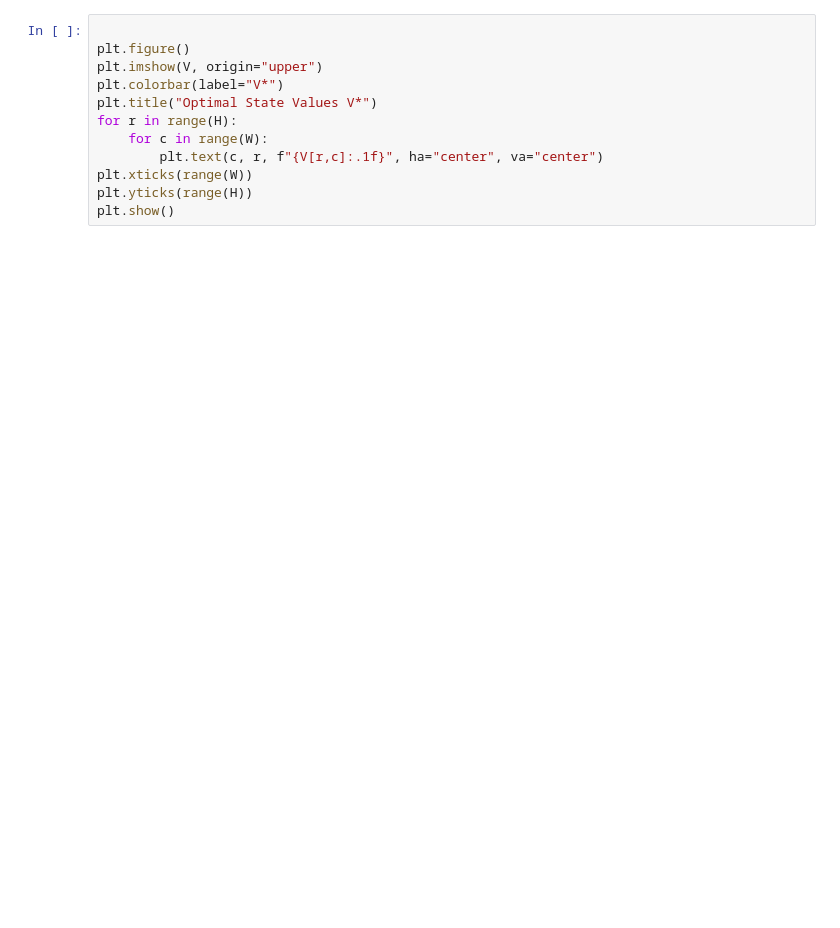
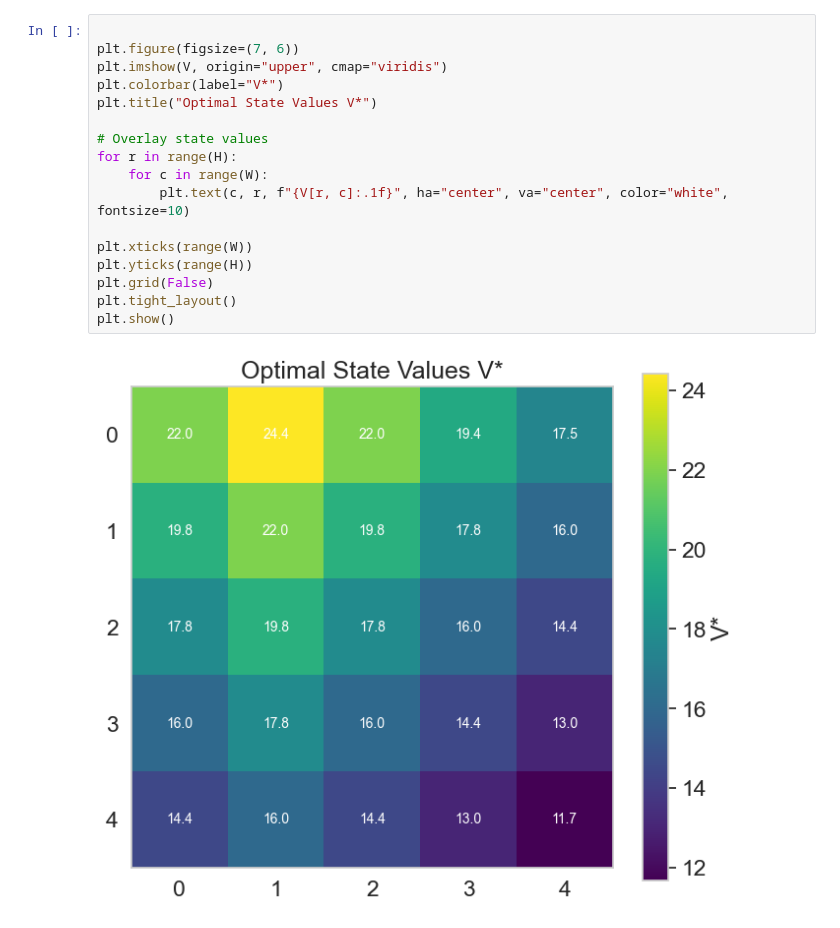
Before and after one commit to changyaochen/MECE4520, a Jupyter notebook: lectures/notebooks/21_gridworld.ipynb, the cells around one changed output. Saved outputs shown, nothing was run; the diff lists cells and outputs as text; blank space fills up the shorter version.

```diff
--- a/lectures/notebooks/21_gridworld.ipynb
+++ b/lectures/notebooks/21_gridworld.ipynb
@@ -66,14 +164,21 @@ V
 # %%
 
-plt.figure()
-plt.imshow(V, origin="upper")
+plt.figure(figsize=(7, 6))
+plt.imshow(V, origin="upper", cmap="viridis")
 plt.colorbar(label="V*")
 plt.title("Optimal State Values V*")
+
+# Overlay state values
 for r in range(H):
     for c in range(W):
-        plt.text(c, r, f"{V[r,c]:.1f}", ha="center", va="center")
+        plt.text(c, r, f"{V[r, c]:.1f}", ha="center", va="center", color="white", fontsize=10)
+
 plt.xticks(range(W))
 plt.yticks(range(H))
+plt.grid(False)
+plt.tight_layout()
 plt.show()
+# %% [output]
+[figure, added]
 # %%
 
```
Also changed, not shown: parts of 5 cells of this notebook.
